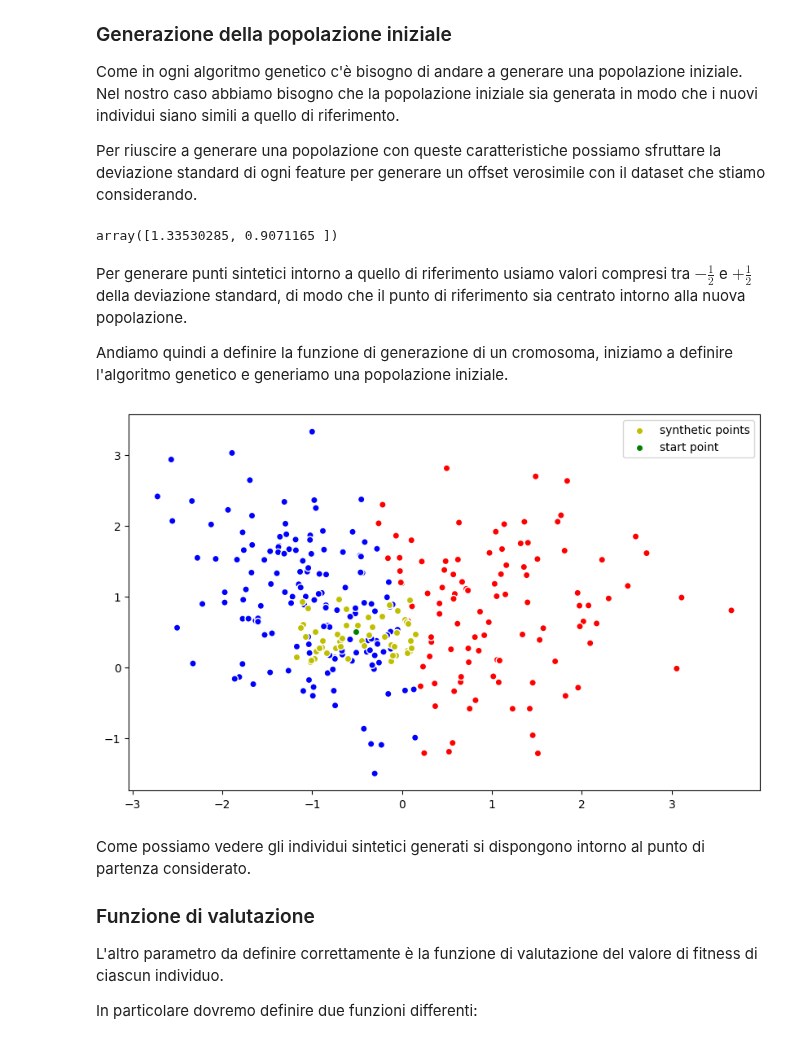
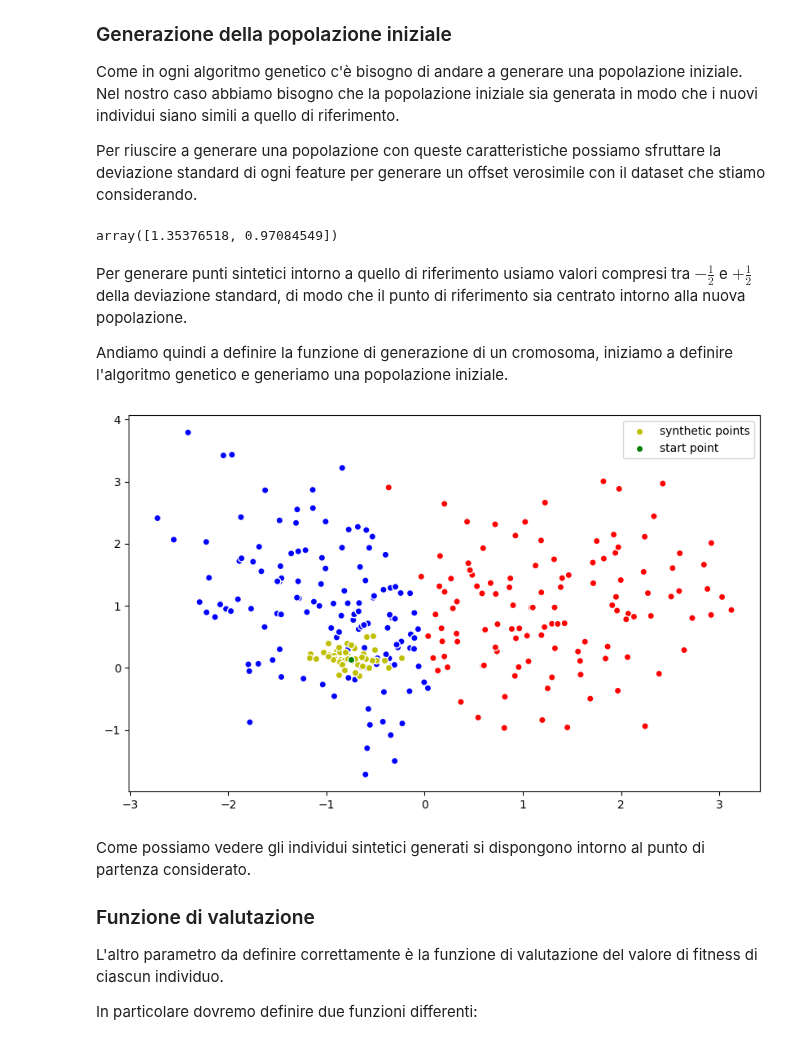
Before and after one commit to FedericoBustaffa/thesis, a Jupyter notebook: src/explain_classifier.ipynb, the cells around one changed output. Cells and saved outputs as stored; diff of their text form; code cells hidden in the pictures.

```diff
--- a/src/explain_classifier.ipynb
+++ b/src/explain_classifier.ipynb
@@ -130,10 +130,10 @@ Per riuscire a generare una popolazione con queste caratteristiche possiamo
 sfruttare la deviazione standard di ogni feature per generare un offset
 verosimile con il dataset che stiamo considerando.
 # %%
-std_dev = X_train.std(axis=0)
-std_dev
+sigma = X_test.std(axis=0)
+sigma
 # %% [output]
-array([1.33530285, 0.9071165 ])
+array([1.35376518, 0.97084549])
 # %% [markdown]
 Per generare punti sintetici intorno a quello di riferimento usiamo valori
 compresi tra $-\frac{1}{2}$ e $+\frac{1}{2}$ della deviazione standard, di
@@ -144,32 +144,36 @@ a definire l'algoritmo genetico e generiamo una popolazione iniziale.
 # %%
 import numpy as np
 from numpy import random as rnd
 from ppga import base
 
 
 # Generazione di un singolo cromosoma
-def generate(point, std_dev):
-    return [point + rnd.uniform(-std_dev / 2, std_dev / 2, size=(2,)), 0]
+def generate_normal(point, sigma, eta):
+    return [rnd.normal(point, eta * sigma, size=(2,)), 0]
+
+
+def generate_uniform(point, sigma, eta):
+    return [rnd.uniform(point - sigma * eta, point + sigma * eta, size=(2,)), 0]
 
 
 toolbox = base.ToolBox()
-toolbox.set_generation(generate, point=point, std_dev=std_dev)
+toolbox.set_generation(generate_normal, point=point, sigma=sigma, eta=0.15)
 
 # generazione di una popolazione composta da 50 individui
 population = toolbox.generate(50)
 synth_points = np.array([i.chromosome[0] for i in population])
 
 plt.figure(figsize=(10, 6))
 plt.scatter(test_coords[0], test_coords[1], c=y_predicted, ec="w")
 plt.scatter(
     synth_points.T[0], synth_points.T[1], c="y", ec="w", label="synthetic points"
 )
 plt.scatter(point[0], point[1], c="g", ec="w", label="start point")
 
 plt.legend()
 plt.show()
 # %% [output]
-[figure, old version]
+[figure, new version]
 # %% [markdown]
 Come possiamo vedere gli individui sintetici generati si dispongono intorno
 al punto di partenza considerato.
```
Also changed, not shown: parts of 5 cells of this notebook, 1 other file.
